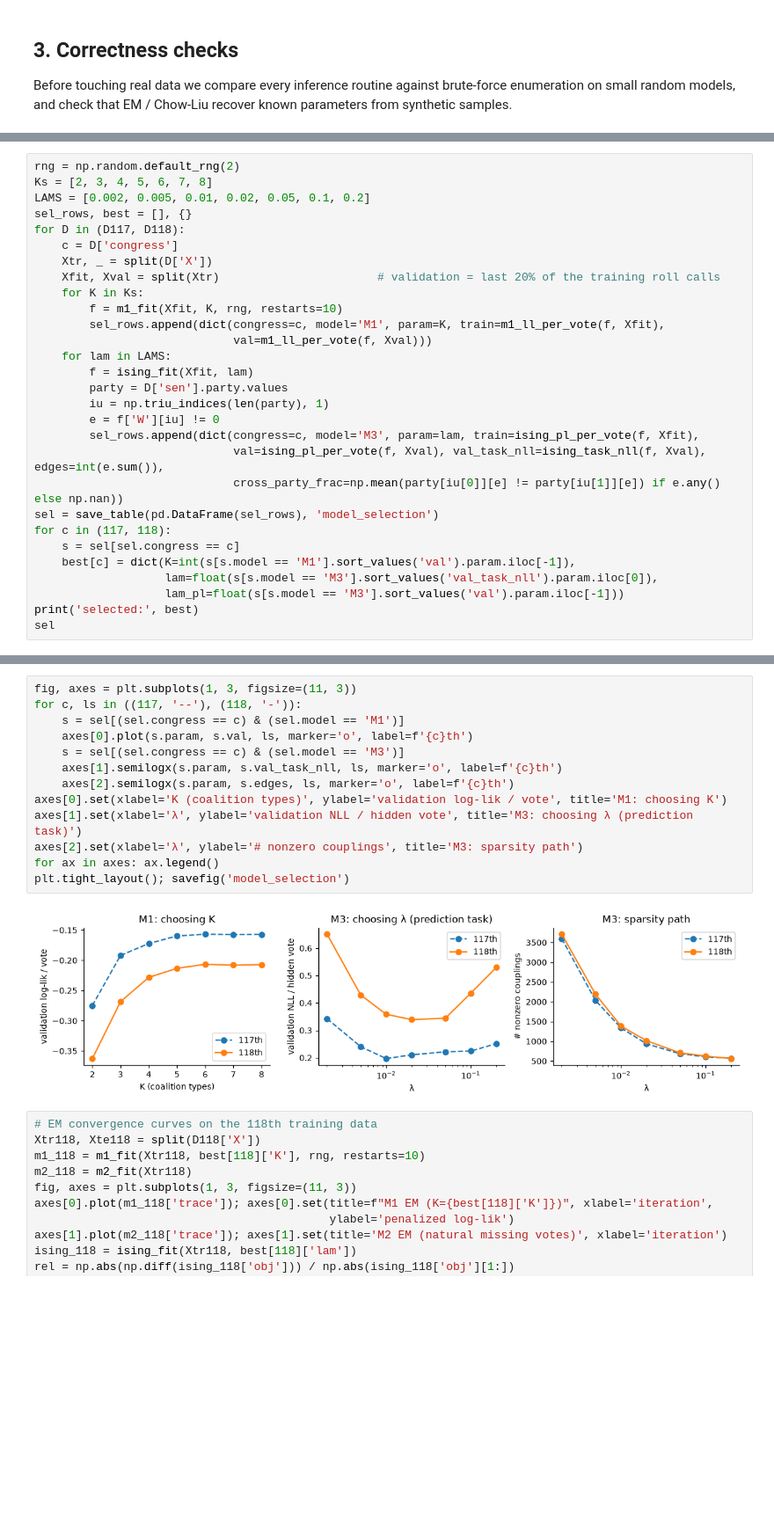
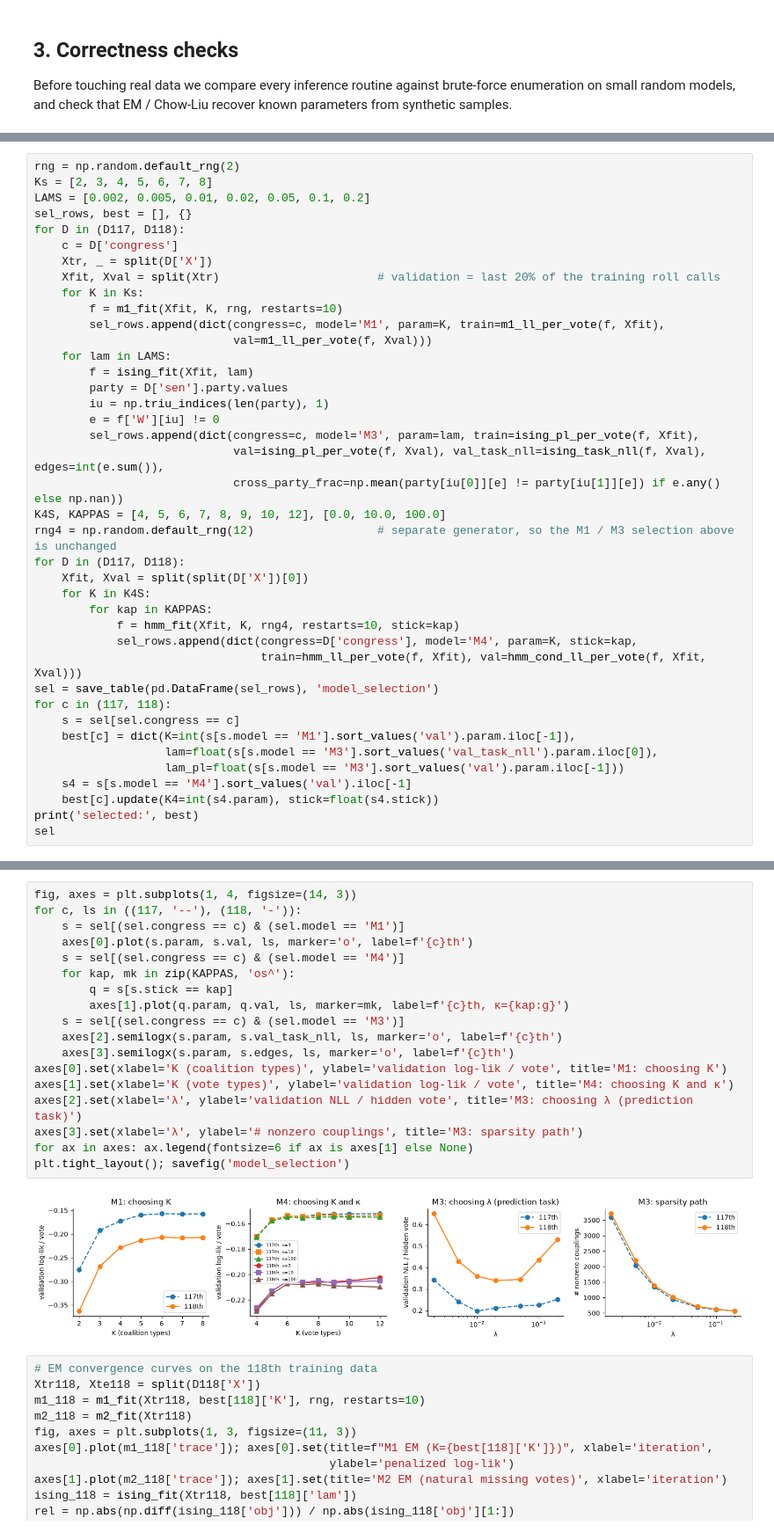
Before and after one commit to TristoneLee/senate-pgm, a Jupyter notebook: senate_pgm.ipynb, the cells around one changed output, grey strips where cells are left out. Shown at 88% size. Cells and saved outputs as stored; diff of their text form; blank space fills up the shorter version.

```diff
--- a/senate_pgm.ipynb
+++ b/senate_pgm.ipynb
@@ -558,12 +758,23 @@ for D in (D117, D118):
         sel_rows.append(dict(congress=c, model='M3', param=lam, train=ising_pl_per_vote(f, Xfit),
                              val=ising_pl_per_vote(f, Xval), val_task_nll=ising_task_nll(f, Xval), edges=int(e.sum()),
                              cross_party_frac=np.mean(party[iu[0]][e] != party[iu[1]][e]) if e.any() else np.nan))
+K4S, KAPPAS = [4, 5, 6, 7, 8, 9, 10, 12], [0.0, 10.0, 100.0]
+rng4 = np.random.default_rng(12)                  # separate generator, so the M1 / M3 selection above is unchanged
+for D in (D117, D118):
+    Xfit, Xval = split(split(D['X'])[0])
+    for K in K4S:
+        for kap in KAPPAS:
+            f = hmm_fit(Xfit, K, rng4, restarts=10, stick=kap)
+            sel_rows.append(dict(congress=D['congress'], model='M4', param=K, stick=kap,
+                                 train=hmm_ll_per_vote(f, Xfit), val=hmm_cond_ll_per_vote(f, Xfit, Xval)))
 sel = save_table(pd.DataFrame(sel_rows), 'model_selection')
 for c in (117, 118):
     s = sel[sel.congress == c]
     best[c] = dict(K=int(s[s.model == 'M1'].sort_values('val').param.iloc[-1]),
                    lam=float(s[s.model == 'M3'].sort_values('val_task_nll').param.iloc[0]),
                    lam_pl=float(s[s.model == 'M3'].sort_values('val').param.iloc[-1]))
+    s4 = s[s.model == 'M4'].sort_values('val').iloc[-1]
+    best[c].update(K4=int(s4.param), stick=float(s4.stick))
 print('selected:', best)
 sel
 # %% [output]
@@ -588,18 +795,23 @@ selected: {117: {'K': 6, 'lam': 0.01, 'lam_pl': 0.05}, 118: {'K': 6, 'lam': 0.02
 # %%
-fig, axes = plt.subplots(1, 3, figsize=(11, 3))
+fig, axes = plt.subplots(1, 4, figsize=(14, 3))
 for c, ls in ((117, '--'), (118, '-')):
     s = sel[(sel.congress == c) & (sel.model == 'M1')]
     axes[0].plot(s.param, s.val, ls, marker='o', label=f'{c}th')
+    s = sel[(sel.congress == c) & (sel.model == 'M4')]
+    for kap, mk in zip(KAPPAS, 'os^'):
+        q = s[s.stick == kap]
+        axes[1].plot(q.param, q.val, ls, marker=mk, label=f'{c}th, κ={kap:g}')
     s = sel[(sel.congress == c) & (sel.model == 'M3')]
-    axes[1].semilogx(s.param, s.val_task_nll, ls, marker='o', label=f'{c}th')
-    axes[2].semilogx(s.param, s.edges, ls, marker='o', label=f'{c}th')
+    axes[2].semilogx(s.param, s.val_task_nll, ls, marker='o', label=f'{c}th')
+    axes[3].semilogx(s.param, s.edges, ls, marker='o', label=f'{c}th')
 axes[0].set(xlabel='K (coalition types)', ylabel='validation log-lik / vote', title='M1: choosing K')
-axes[1].set(xlabel='λ', ylabel='validation NLL / hidden vote', title='M3: choosing λ (prediction task)')
-axes[2].set(xlabel='λ', ylabel='# nonzero couplings', title='M3: sparsity path')
-for ax in axes: ax.legend()
+axes[1].set(xlabel='K (vote types)', ylabel='validation log-lik / vote', title='M4: choosing K and κ')
+axes[2].set(xlabel='λ', ylabel='validation NLL / hidden vote', title='M3: choosing λ (prediction task)')
+axes[3].set(xlabel='λ', ylabel='# nonzero couplings', title='M3: sparsity path')
+for ax in axes: ax.legend(fontsize=6 if ax is axes[1] else None)
 plt.tight_layout(); savefig('model_selection')
 # %% [output]
-[figure, old version]
+[figure, new version]
 # %%
 # EM convergence curves on the 118th training data
 Xtr118, Xte118 = split(D118['X'])
```
Also changed, not shown: parts of 13 cells of this notebook, 21 other files.
